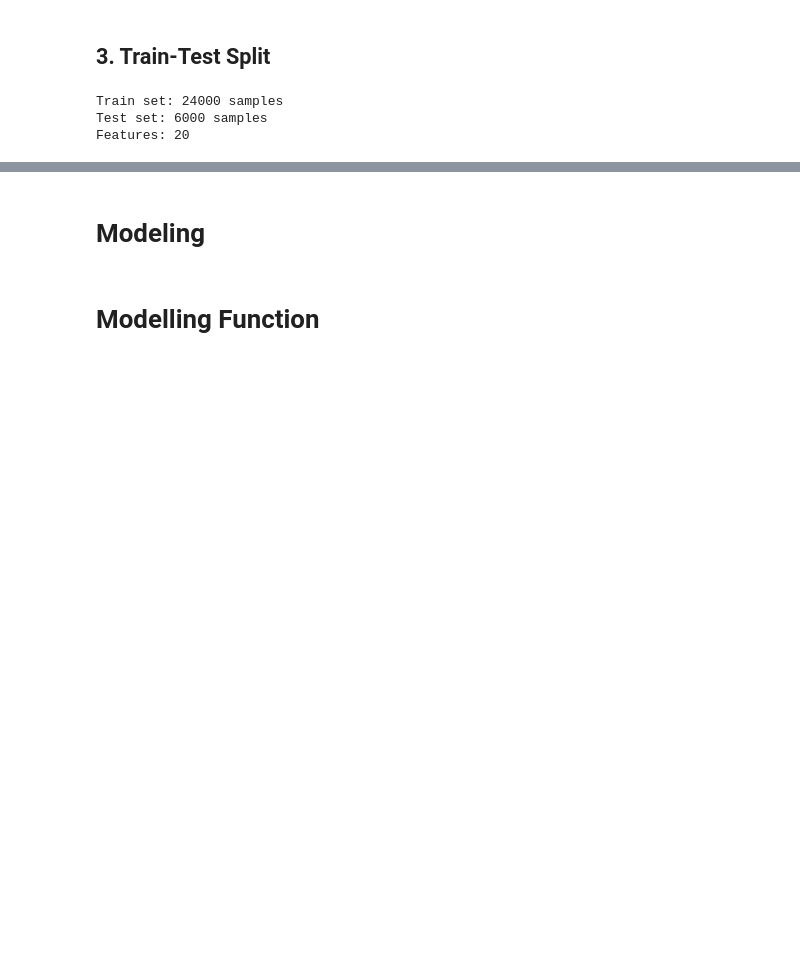
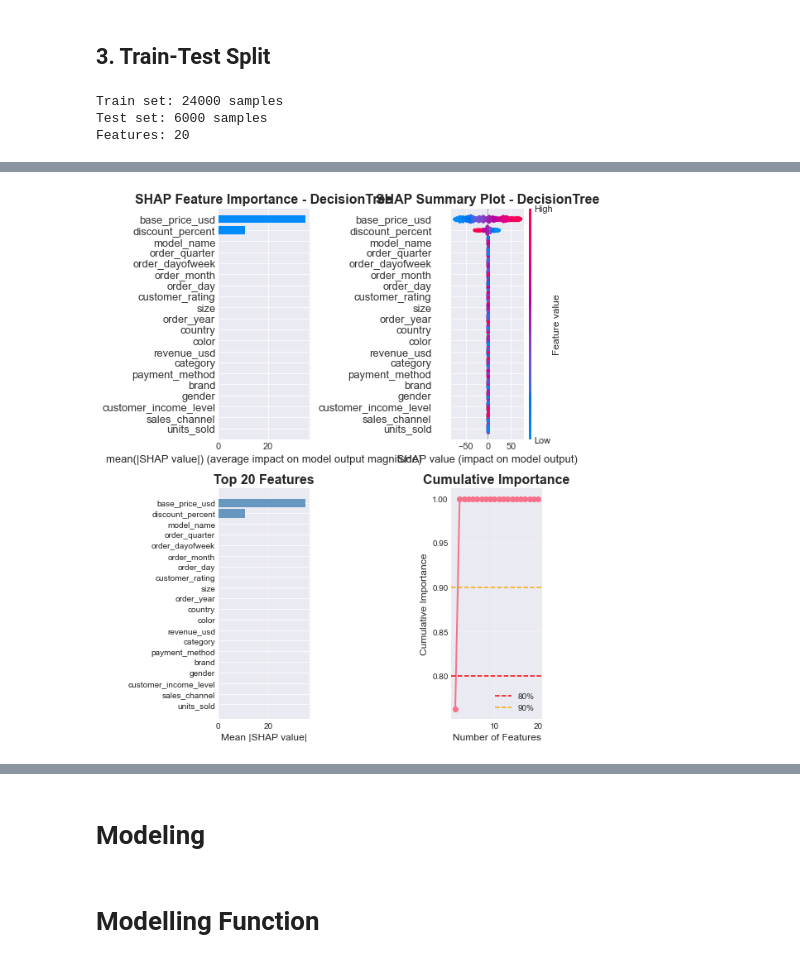
Before and after one commit to Fuady/sport_footware_price_prediction, a Jupyter notebook: notebook.ipynb, the cells around one changed output, grey strips where cells are left out. Cells and saved outputs as stored; diff of their text form; code cells hidden in the pictures; blank space fills up the shorter version.

Commit message:
modeling

```diff
--- a/notebook.ipynb
+++ b/notebook.ipynb
@@ -320,0 +596,49 @@ Features: 20
+# %%
+# SHAP Visualizations
+if shap_values is not None:
+    fig, axes = plt.subplots(2, 2, figsize=(20, 16))
+
+    # Summary plot (bar)
+    plt.sca(axes[0, 0])
+    shap.summary_plot(shap_values, X_test_sample, plot_type="bar",
+                      max_display=20, show=False)
+    axes[0, 0].set_title(f'SHAP Feature Importance - {best_model_name}',
+                         fontsize=16, fontweight='bold')
+
+    # Summary plot (beeswarm)
+    plt.sca(axes[0, 1])
+    shap.summary_plot(shap_values, X_test_sample, max_display=20, show=False)
+    axes[0, 1].set_title(f'SHAP Summary Plot - {best_model_name}',
+                         fontsize=16, fontweight='bold')
+
+    # Bar chart
+    top_features = feature_importance.head(20)
+    axes[1, 0].barh(range(len(top_features)), top_features['importance'],
+                    color='steelblue', alpha=0.8)
+    axes[1, 0].set_yticks(range(len(top_features)))
+    axes[1, 0].set_yticklabels(top_features['feature'])
+    axes[1, 0].invert_yaxis()
+    axes[1, 0].set_xlabel('Mean |SHAP value|', fontsize=12)
+    axes[1, 0].set_title('Top 20 Features', fontsize=16, fontweight='bold')
+    axes[1, 0].grid(axis='x', alpha=0.3)
+
+    # Cumulative
+    feature_importance['cumulative'] = (
+        feature_importance['importance'].cumsum() /
+        feature_importance['importance'].sum()
+    )
+    axes[1, 1].plot(range(1, len(feature_importance) + 1),
+                    feature_importance['cumulative'].values,
+                    marker='o', linewidth=2)
+    axes[1, 1].axhline(y=0.8, color='r', linestyle='--', label='80%')
+    axes[1, 1].axhline(y=0.9, color='orange', linestyle='--', label='90%')
+    axes[1, 1].set_xlabel('Number of Features', fontsize=12)
+    axes[1, 1].set_ylabel('Cumulative Importance', fontsize=12)
+    axes[1, 1].set_title('Cumulative Importance', fontsize=16, fontweight='bold')
+    axes[1, 1].legend()
+    axes[1, 1].grid(alpha=0.3)
+
+    plt.tight_layout()
+    plt.show()
+# %% [output]
+[figure, added]
```
Also changed, not shown: parts of 14 cells of this notebook.
